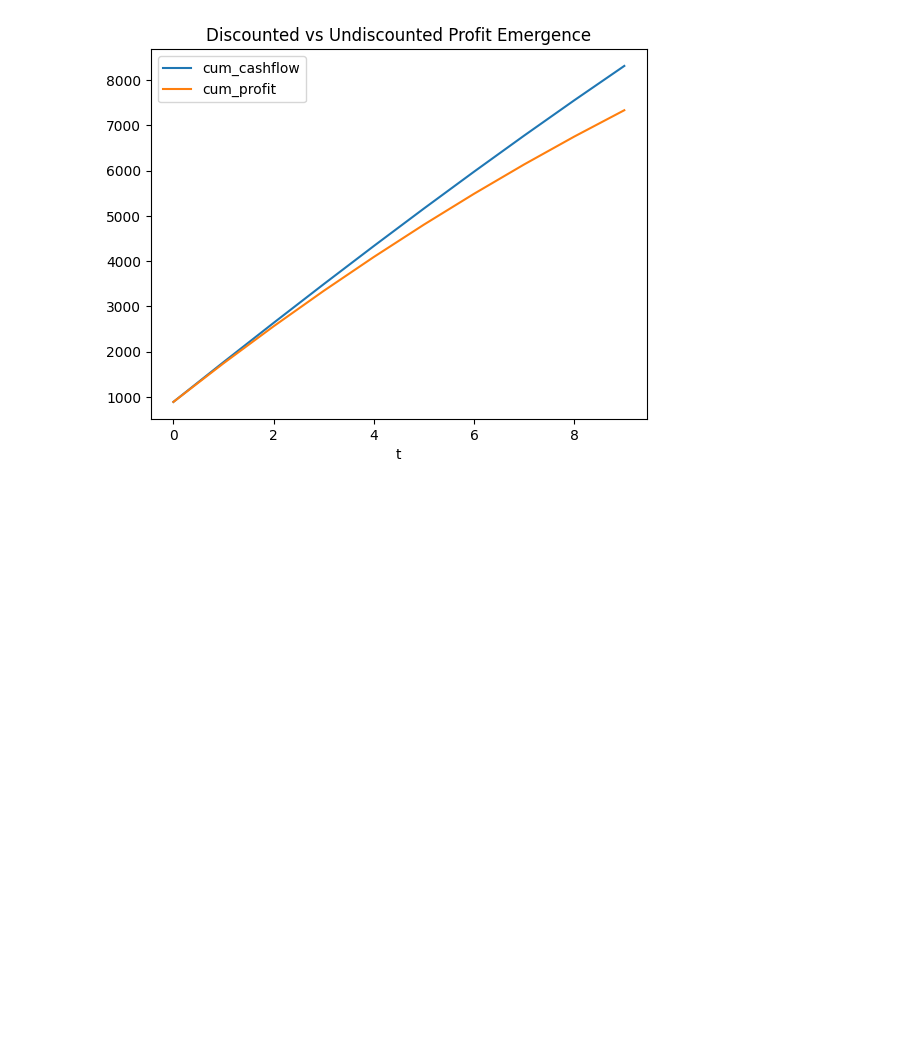
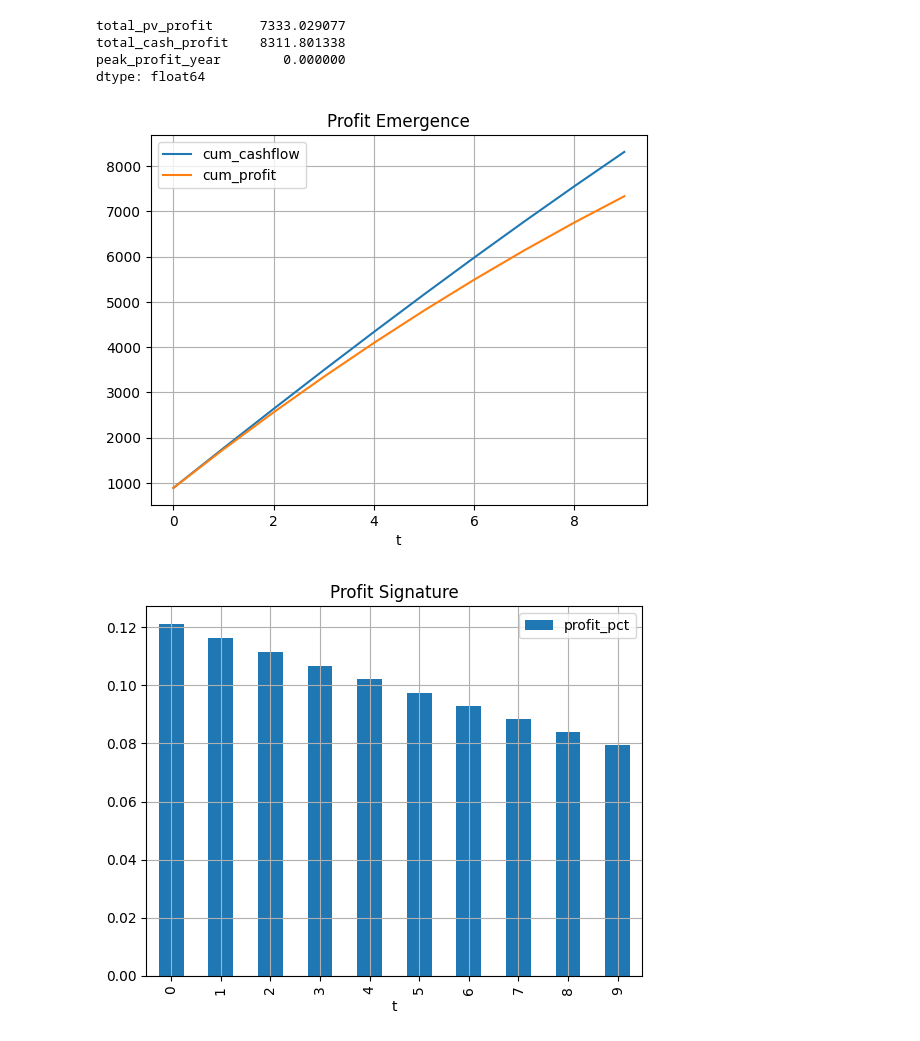
Before and after one commit to asehdev1994/actuarial-life-model-engine, a Jupyter notebook: notebooks/model_testing.ipynb, the cells around one changed output. Cells and saved outputs as stored; diff of their text form; code cells hidden in the pictures; blank space fills up the shorter version.

Commit message:
Add analysis layer with profit emergence and signature

```diff
--- a/notebooks/model_testing.ipynb
+++ b/notebooks/model_testing.ipynb
@@ -42,5 +62,5 @@ result = valuation.value_policy(policy, assumptions, return_breakdown=True)
 # %%
-# Cell 6 - build df
+# Cell 4 - Build Analysis Dataset
 
-df = pd.DataFrame(result["breakdown"])
-df
+df = profit_analysis.build_profit_dataframe(result)
+df = profit_analysis.add_profit_signature(df)
@@ -79,8 +104,29 @@ df[["t",
+# %%
+# Cell  7 - Summary Metrics
+
+pd.Series(profit_analysis.summary_metrics(df))
+# %% [output]
+total_pv_profit      7333.029077
+total_cash_profit    8311.801338
+peak_profit_year        0.000000
+dtype: float64
 # %%
-# Cell 8 - Define and print profit emergence plot
+# Cell 8 - Visualisations
+
+# Profit Emergence
 
 df.plot(x="t", y=["cum_cashflow", "cum_profit"])
-plt.title("Discounted vs Undiscounted Profit Emergence")
+plt.title("Profit Emergence")
+plt.grid()
 plt.show()
+
+
+# Profit Signature
+
+df.plot(x="t", y="profit_pct", kind="bar")
+plt.title("Profit Signature")
+plt.grid()
+plt.show()
 # %% [output]
-[figure, old version]
+[figure, new version]
+[figure, added]
```
Also changed, not shown: parts of 10 cells of this notebook, 2 other files.
